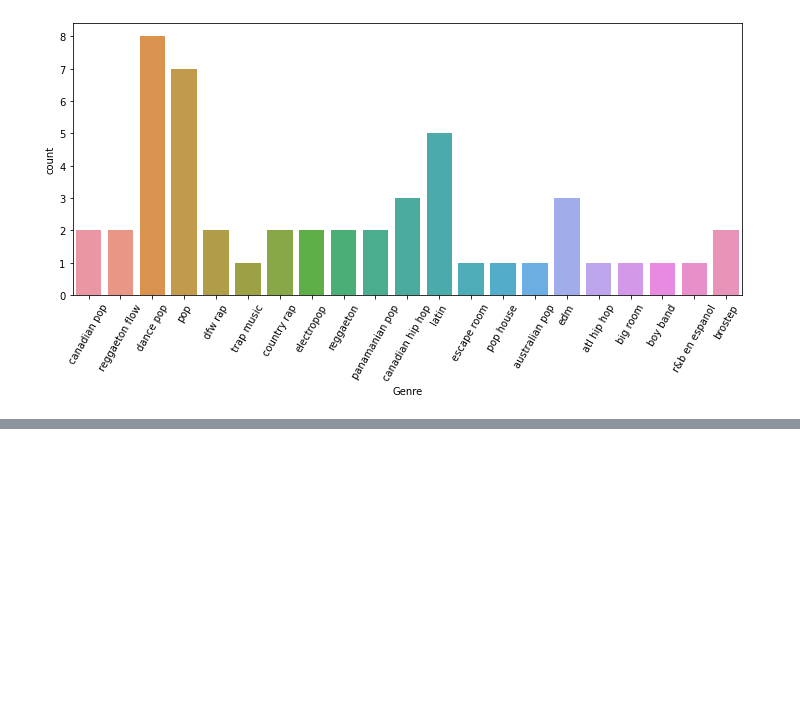
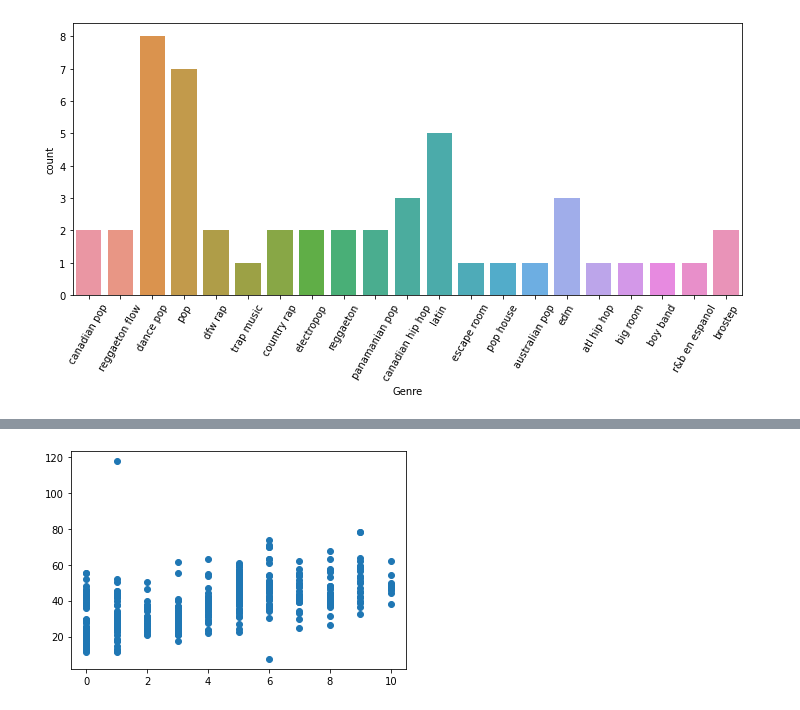
Before and after one commit to Rogerio-mack/work, a Jupyter notebook: EE_python_workshop.ipynb, the cells around one changed output, grey strips where cells are left out. Cells and saved outputs as stored; diff of their text form; code cells hidden in the pictures; blank space fills up the shorter version.

```diff
--- a/EE_python_workshop.ipynb
+++ b/EE_python_workshop.ipynb
@@ -973,0 +334,5 @@ Date
+# %%
+plt.scatter(df['X4'],df['Y'])
+plt.show()
+# %% [output]
+[figure, added]
```
Also changed, not shown: parts of 62 cells of this notebook.
